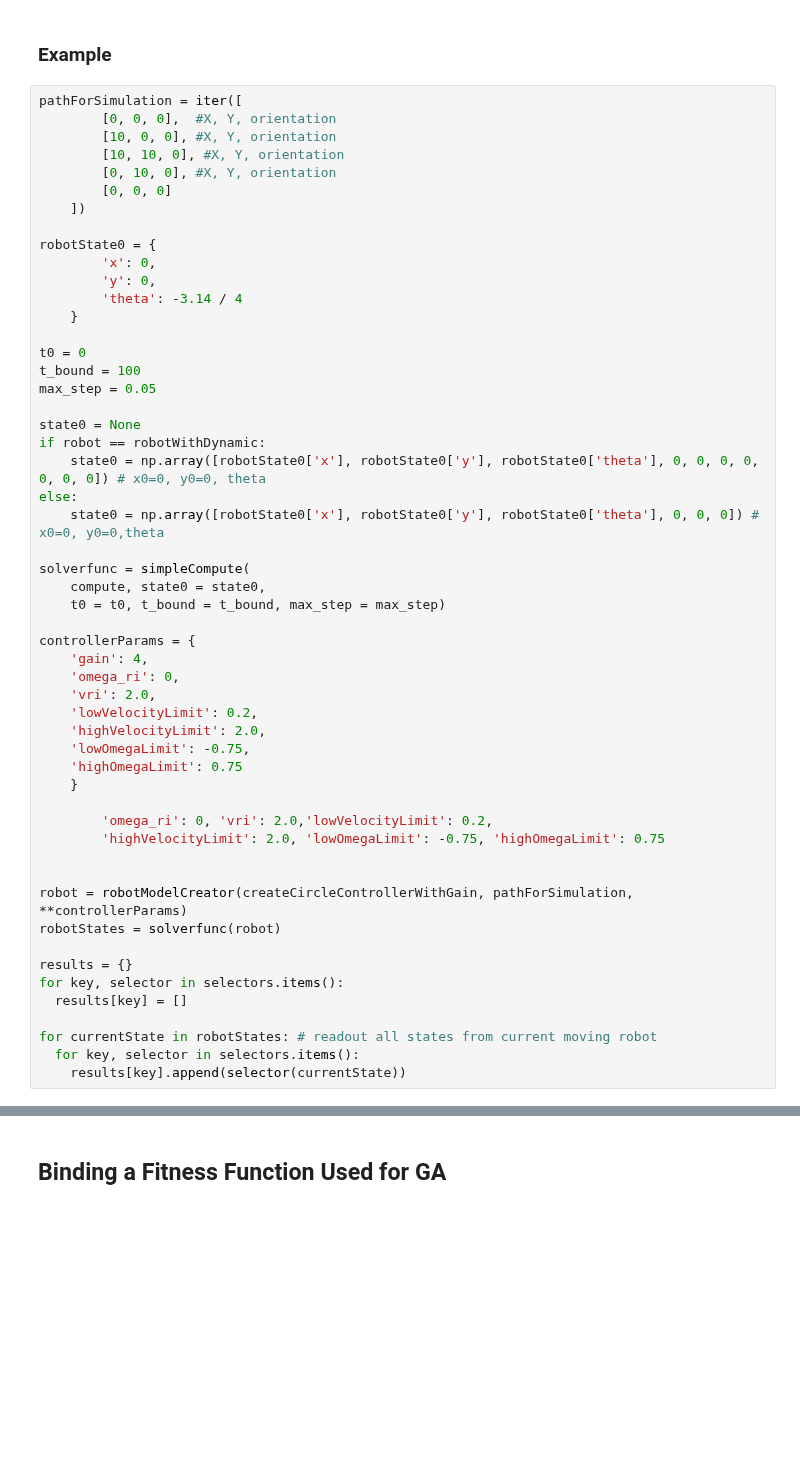
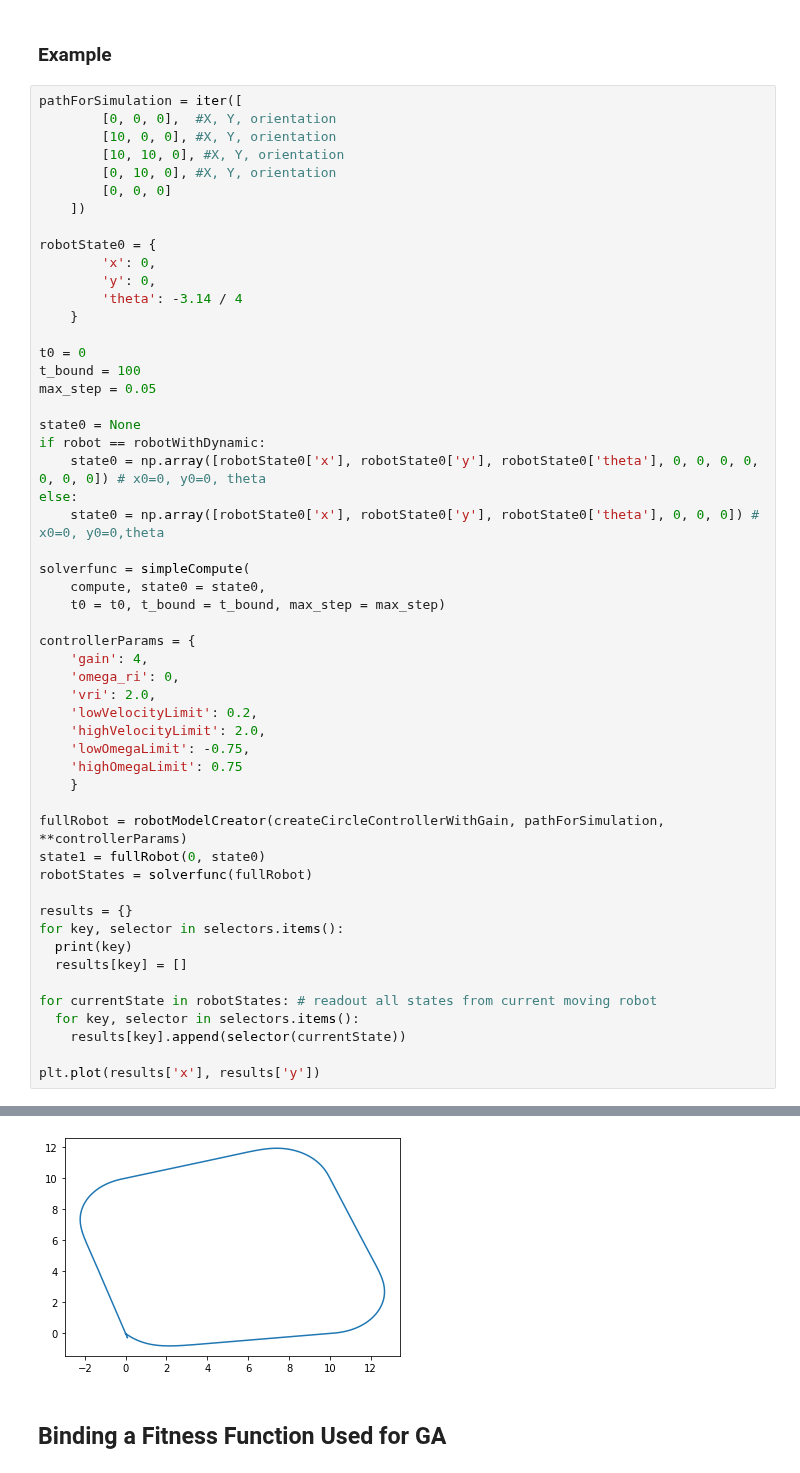
Before and after one commit to vanthuanhvhq/GA_FLC, a Jupyter notebook: Optimization_of_FuzzyLogicController.ipynb, the cells around one changed output, grey strips where cells are left out. Drawn from its saved outputs; the diff is of its cells as text; blank space fills up the shorter version.

```diff
--- a/Optimization_of_FuzzyLogicController.ipynb
+++ b/Optimization_of_FuzzyLogicController.ipynb
@@ -373,17 +373,18 @@ controllerParams = {
     'highOmegaLimit': 0.75
     }
 
-        'omega_ri': 0, 'vri': 2.0,'lowVelocityLimit': 0.2,
-        'highVelocityLimit': 2.0, 'lowOmegaLimit': -0.75, 'highOmegaLimit': 0.75
-
-
-robot = robotModelCreator(createCircleControllerWithGain, pathForSimulation, **controllerParams)
-robotStates = solverfunc(robot)
+fullRobot = robotModelCreator(createCircleControllerWithGain, pathForSimulation, **controllerParams)
+state1 = fullRobot(0, state0)
+robotStates = solverfunc(fullRobot)
 
 results = {}
 for key, selector in selectors.items():
+  print(key)
   results[key] = []
 
 for currentState in robotStates: # readout all states from current moving robot
   for key, selector in selectors.items():
     results[key].append(selector(currentState))
+
+plt.plot(results['x'], results['y'])
+# %% [output]
@@ -390,3 +402,4 @@ for currentState in robotStates: # readout all states from current moving robot
+[figure, added]
 # %% [markdown]
 ## Binding a Fitness Function Used for GA
 # %% [markdown]
```
Also changed, not shown: parts of 10 cells of this notebook.
